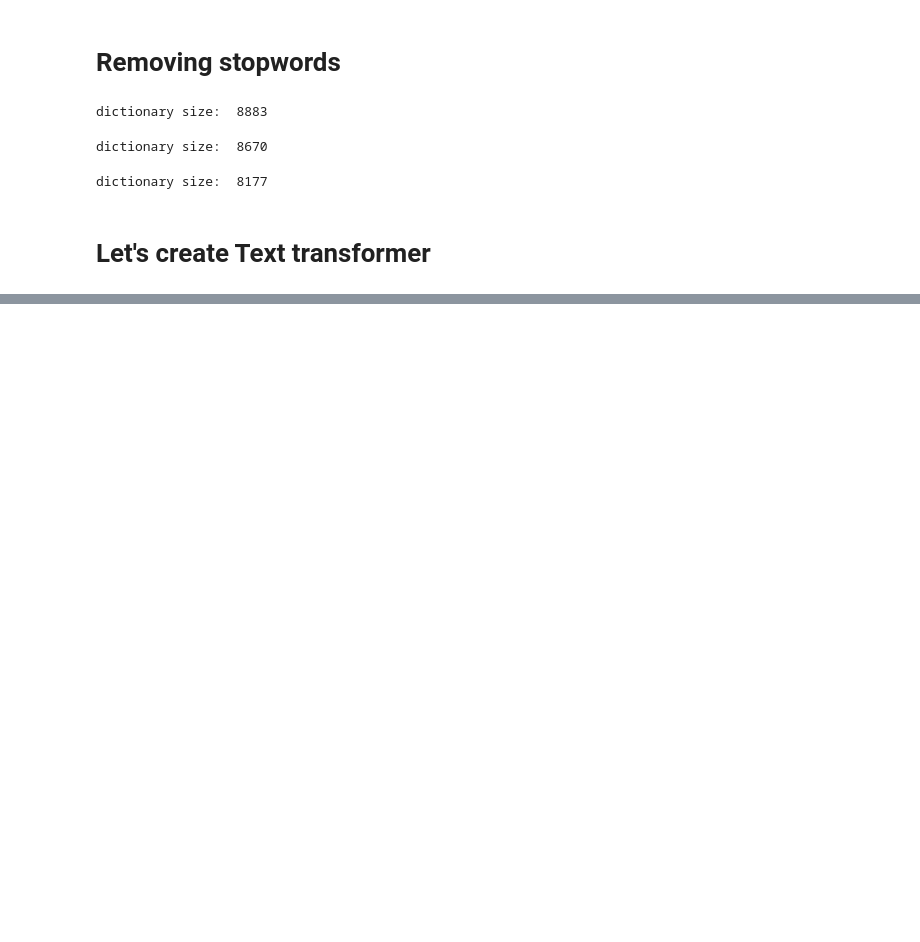
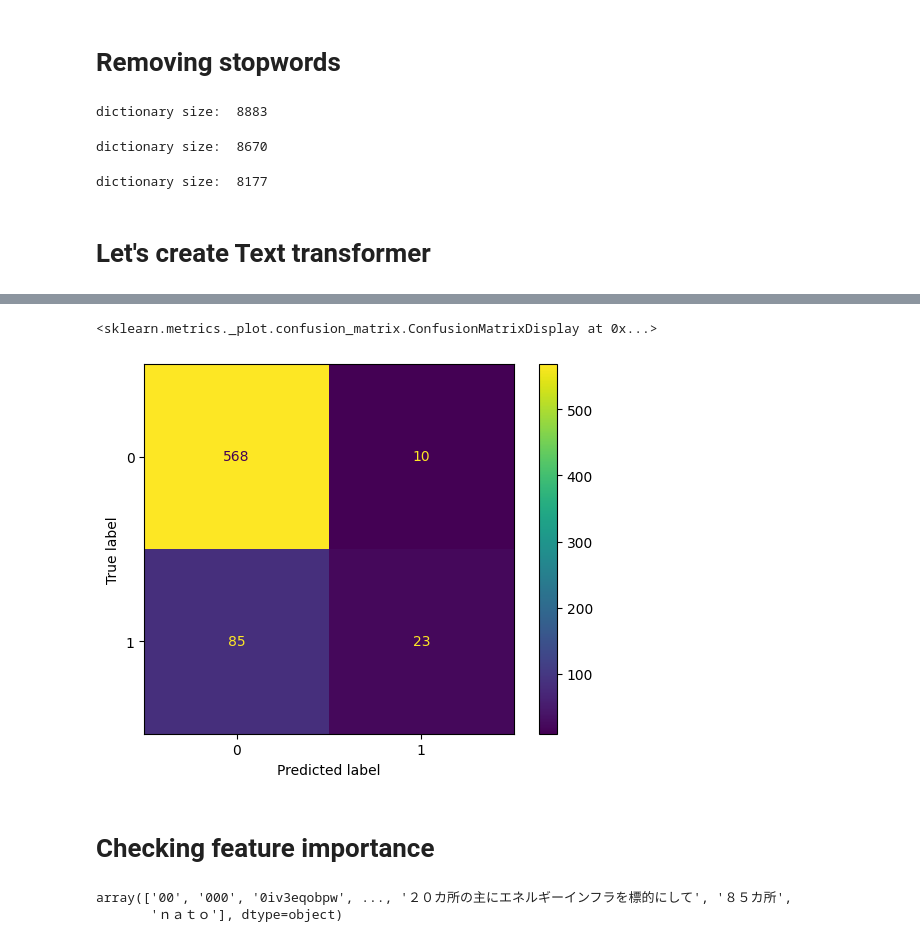
Before and after one commit to LuAsm/Tweet_sentiment_predict, a Jupyter notebook: notebooks/Tweet_modelling.ipynb, the cells around one changed output, grey strips where cells are left out. Drawn from its saved outputs; the diff is of its cells as text; code cells hidden in the pictures; blank space fills up the shorter version.

```diff
--- a/notebooks/Tweet_modelling.ipynb
+++ b/notebooks/Tweet_modelling.ipynb
@@ -356,0 +497,12 @@ dictionary size:  8177
+# %%
+pipeline = Pipeline([
+    ('cleaning', TextTransformer()),
+    ('vectorizer', CountVectorizer()),
+    ("model", LogisticRegression())
+])
+# %%
+df = pd.read_csv("./data/Ukraine_10K_tweets_sentiment_analysis.csv")
+df["label"] = df["Sentiment"].apply(lambda x: int(x == "Positive"))
+df.groupby(by=["label"]).size()
+df = df.drop_duplicates()
+df.dropna(inplace=True)
@@ -356,0 +511,2 @@ dictionary size:  8177
+# %%
+pipeline.fit(train_df["Tweet"].values, train_df["label"].values)
@@ -356,0 +519,7 @@ dictionary size:  8177
+# %%
+y_true = test_df["label"].values
+
+predictions = pipeline.predict(test_df["Tweet"].values)
+
+print("Accuracy: ", accuracy_score(y_true, predictions))
+print(classification_report(y_true, predictions))
@@ -356,0 +536,15 @@ dictionary size:  8177
+# %%
+cm = confusion_matrix(test_df["label"], predictions, labels=test_df["label"].unique())
+disp = ConfusionMatrixDisplay(confusion_matrix=cm, display_labels=test_df["label"].unique())
+disp.plot()
+# %% [output]
+<sklearn.metrics._plot.confusion_matrix.ConfusionMatrixDisplay at 0x...>
+[figure, added]
+# %% [markdown]
+# Checking feature importance
+# %%
+feature_names = pipeline.named_steps["vectorizer"].get_feature_names_out()
+feature_names
+# %% [output]
+array(['00', '000', '0iv3eqobpw', ..., '２０カ所の主にエネルギーインフラを標的にして', '８５カ所',
+       'ｎａｔｏ'], dtype=object)
```
Also changed, not shown: parts of 93 cells of this notebook, 6 other files.
